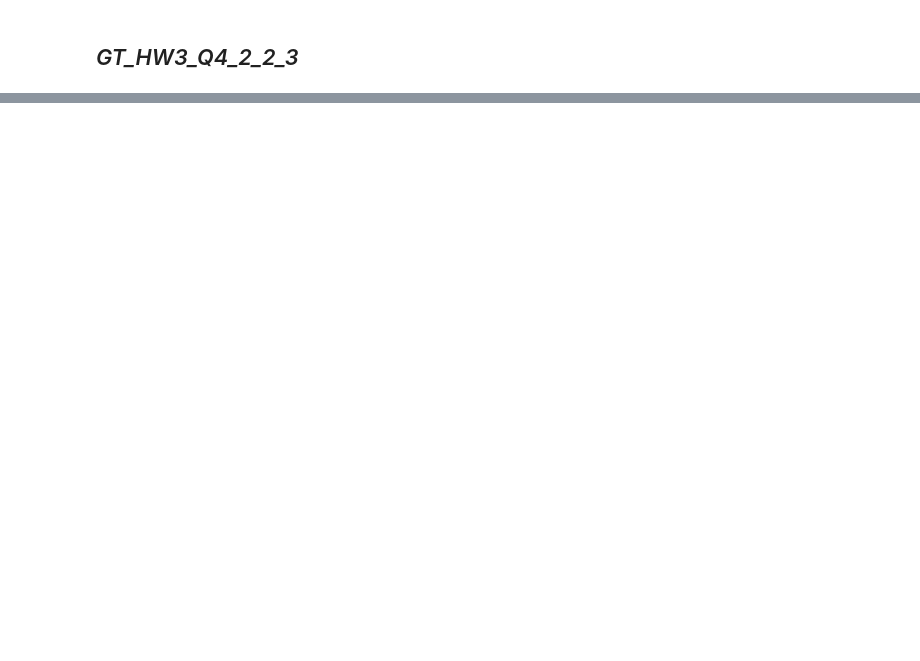
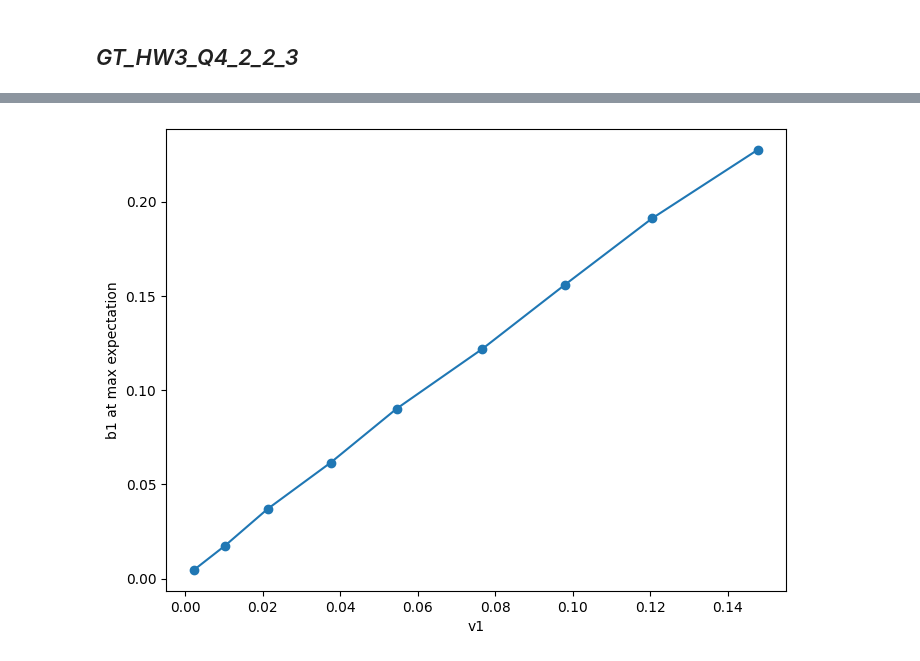
Before and after one commit to Mbigdeli2003/Game-Theory, a Jupyter notebook: GTHW3_Q4_Morteza_Bigdeli_40261662001.ipynb, the cells around one changed output, grey strips where cells are left out. Saved outputs shown, nothing was run; the diff lists cells and outputs as text; code cells hidden in the pictures; blank space fills up the shorter version.

```diff
--- a/GTHW3_Q4_Morteza_Bigdeli_40261662001.ipynb
+++ b/GTHW3_Q4_Morteza_Bigdeli_40261662001.ipynb
@@ -551,2 +553,95 @@ plt.show()
 # %% [markdown]
 ## *GT_HW3_Q4_2_2_3*
+# %%
+import numpy as np
+import matplotlib.pyplot as plt
+from scipy.integrate import quad
+import scipy as sc
+
+def f(b):
+  return sc.special.gammainc(2, b)
+
+def payoff_function(v1, b1, b2, b3):
+    """
+    Calculate the payoff function for the first player in a second price auction game.
+
+    Parameters:
+    v1 (float): Value of the first player
+    b1 (float): Bid of the first player
+    b2 (float): Bid of the second player
+    b3 (float): Bid of the third player
+
+    Returns:
+    float: Payoff for the first player
+    """
+    if f(b1) > max(f(b2), f(b3)):
+        return 2*b1*(v1-b1)
+    else:
+        return 0
+
+def expectation_function(v1, b1):
+    """
+    Calculate the mathematical expectation function for a given value of v1 and b1.
+
+    Parameters:
+    v1 (float): Value of the first player
+    b1 (float): Bid of the first player
+
+    Returns:
+    float: Mathematical expectation
+    """
+    expectation = 0
+    for b2 in np.linspace(0, 1, 100):
+        for b3 in np.linspace(0, 1, 100):
+            expectation += payoff_function(v1, b1, b2, b3) * 1/100 * 1/100
+    return expectation
+
+# Generate arbitrary values of v1
+v1_values =np.arange(0.1,1,0.1)
+b1_values=np.linspace(0, 1, 100)
+# Calculate expectation values for each v1 and b1
+expectation_values = np.zeros((9, 100))
+for i, v1 in enumerate(v1_values):
+    for j, b1 in enumerate(np.linspace(0, 1, 100)):
+        expectation_values[i, j] = expectation_function(v1, b1)
+
+
+# Find maximum value of mathematical expectation
+max_expectation=[]
+exp_val=[]
+for i in range(0,len(expectation_values),1):
+     max_expectation = np.max(expectation_values[i,:])
+     exp_val.append(max_expectation)
+     print(f"Maximum value of mathematical expectation: {max_expectation}")
+idx_max=[]
+for i in range(0,len(expectation_values),1):
+  for j in range(0,np.max(np.shape(expectation_values)),1):
+     if exp_val[i] == np.max(expectation_values[i,j]):
+         idx_max.append(j)
+
+# Find values of b1 at the maximum expectation
+max_b1_values = b1_values[idx_max]
+print(f"Values of b1 at maximum expectation: {max_b1_values}")
+
+# Plot the expectation values
+plt.figure(figsize=(12, 8))
+for i in range(9):
+    plt.plot(b1_values, expectation_values[i], label=f"v1={v1_values[i]}")
+plt.xlabel('b1')
+plt.ylabel('Expectation')
+plt.plot(max_b1_values,exp_val, marker='o')
+plt.legend()
+plt.show()
+# Plot b1 values in terms of v1 values
+plt.figure(figsize=(8, 6))
+plt.plot(f(max_b1_values),f(v1_values), marker='o')
+plt.xlabel('v1')
+plt.ylabel('b1 at max expectation')
+plt.show()
+f_3=f(v1_values)
+b_3=f(max_b1_values)
+# Fit a line function on the b1 values
+coefficients = np.polyfit(f(v1_values), f(max_b1_values), 1)
+line_function = np.poly1d(coefficients)
+print(f"Line function: {line_function}")
+# %% [output]
@@ -552,0 +660 @@ plt.show()
+[figure, added]
```
Also changed, not shown: parts of 3 cells of this notebook.
